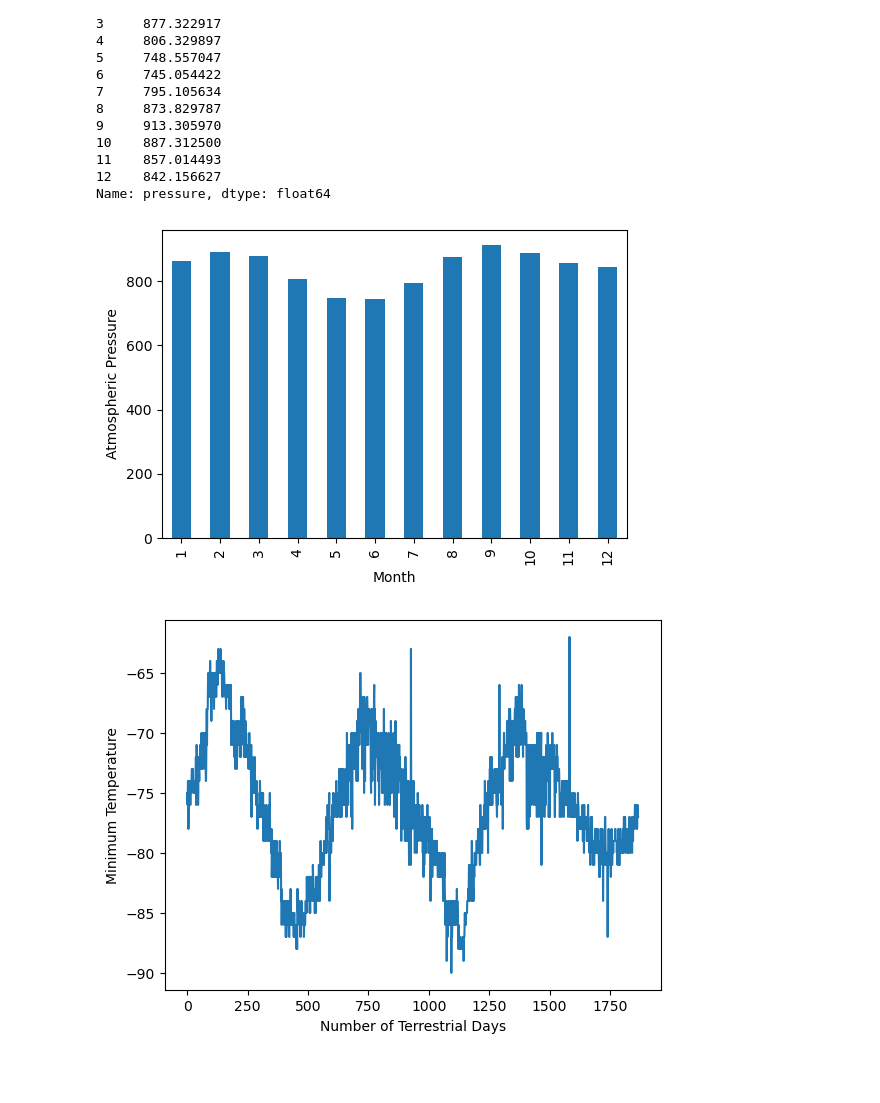
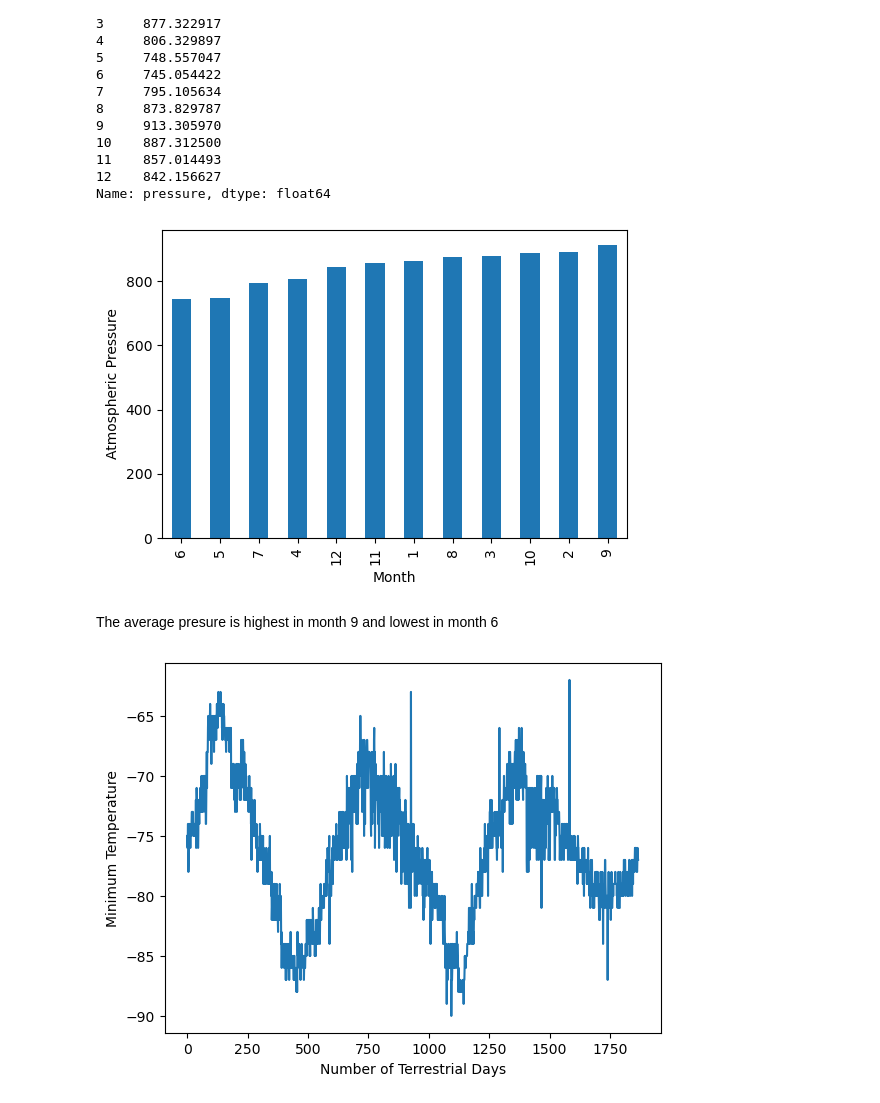
Before and after one commit to jlawrence16/web_scraping, a Jupyter notebook: part_2_mars_weather.ipynb, the cells around one changed output. Drawn from its saved outputs; the diff is of its cells as text; code cells hidden in the pictures; blank space fills up the shorter version.

```diff
--- a/part_2_mars_weather.ipynb
+++ b/part_2_mars_weather.ipynb
@@ -225,10 +209,13 @@ month
 Name: pressure, dtype: float64
 # %%
 # Plot the average pressure by month
-month_pressure.plot(kind='bar', figsize=(6,4), xlabel='Month', ylabel='Atmospheric Pressure')
+df_sorted_press = month_pressure.sort_values()
+df_sorted_press.plot(kind='bar', figsize=(6,4), xlabel='Month', ylabel='Atmospheric Pressure')
 plt.show()
 # %% [output]
-[figure, old version]
+[figure, new version]
+# %% [markdown]
+The average presure is highest in month 9 and lowest in month 6
 # %%
 # 5. How many terrestrial (earth) days are there in a Martian year?
 x=df.index
```
Also changed, not shown: parts of 4 cells of this notebook, 3 other files.
